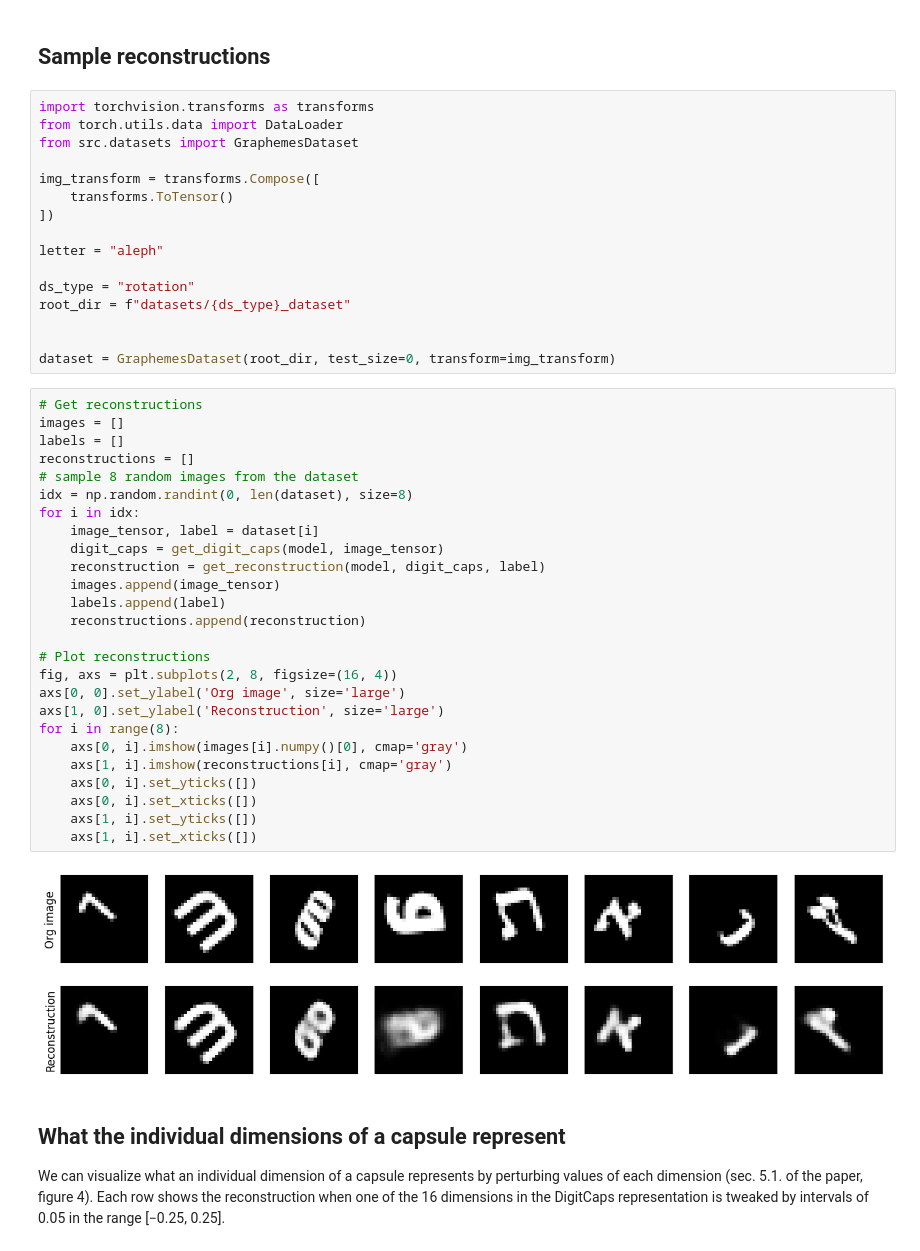
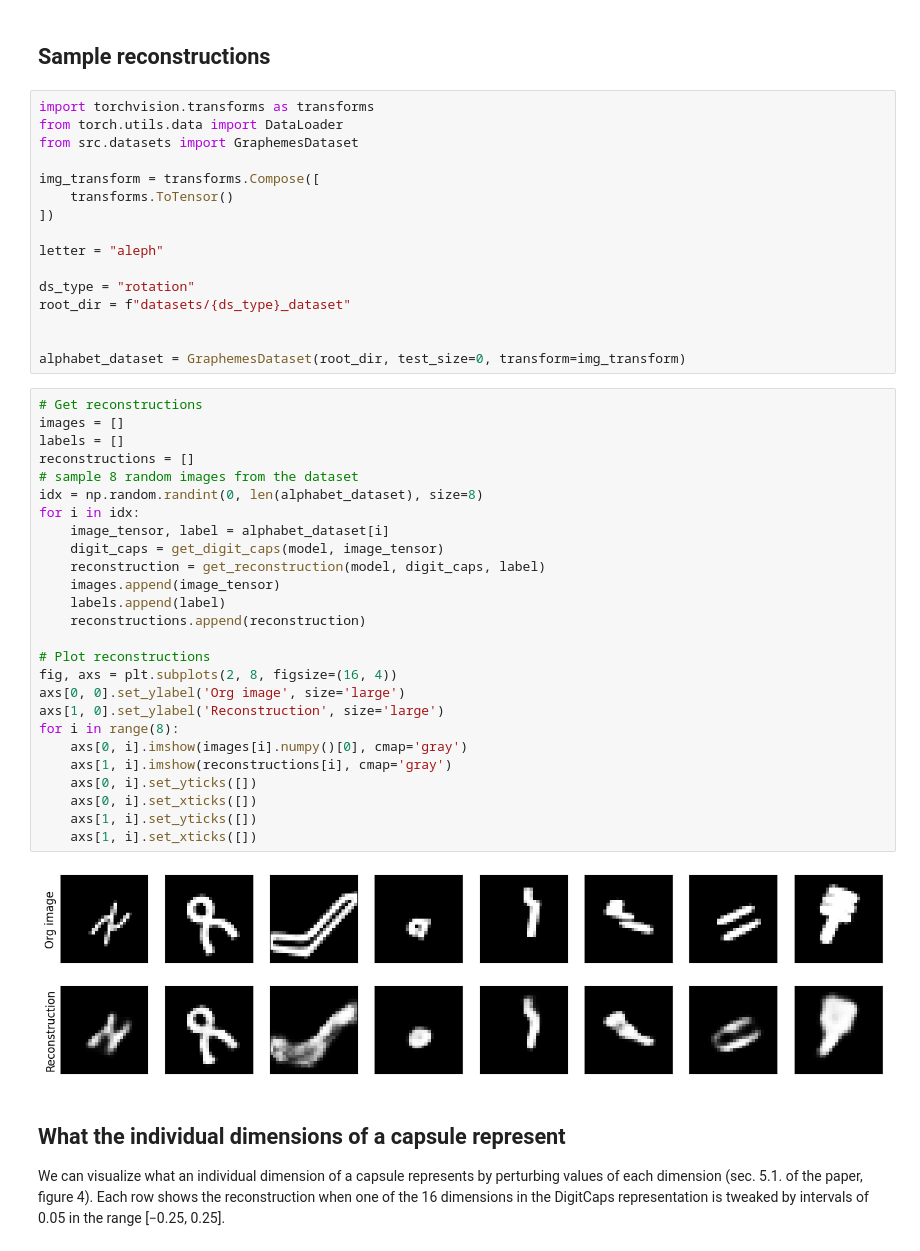
Before and after one commit to bensapirstein/DeepGraphemics, a Jupyter notebook: 7_capsnet_evaluation.ipynb, the cells around one changed output. Cells and saved outputs as stored; diff of their text form.

```diff
--- a/7_capsnet_evaluation.ipynb
+++ b/7_capsnet_evaluation.ipynb
@@ -131,35 +131,35 @@ ds_type = "rotation"
 root_dir = f"datasets/{ds_type}_dataset"
 
 
-dataset = GraphemesDataset(root_dir, test_size=0, transform=img_transform)
+alphabet_dataset = GraphemesDataset(root_dir, test_size=0, transform=img_transform)
 # %%
 # Get reconstructions
 images = []
 labels = []
 reconstructions = []
 # sample 8 random images from the dataset
-idx = np.random.randint(0, len(dataset), size=8)
+idx = np.random.randint(0, len(alphabet_dataset), size=8)
 for i in idx:
-    image_tensor, label = dataset[i]
+    image_tensor, label = alphabet_dataset[i]
     digit_caps = get_digit_caps(model, image_tensor)
     reconstruction = get_reconstruction(model, digit_caps, label)
     images.append(image_tensor)
     labels.append(label)
     reconstructions.append(reconstruction)
 
 # Plot reconstructions
 fig, axs = plt.subplots(2, 8, figsize=(16, 4))
 axs[0, 0].set_ylabel('Org image', size='large')
 axs[1, 0].set_ylabel('Reconstruction', size='large')
 for i in range(8):
     axs[0, i].imshow(images[i].numpy()[0], cmap='gray')
     axs[1, i].imshow(reconstructions[i], cmap='gray')
     axs[0, i].set_yticks([])
     axs[0, i].set_xticks([])
     axs[1, i].set_yticks([])
     axs[1, i].set_xticks([])
 # %% [output]
-[figure, old version]
+[figure, new version]
 # %% [markdown]
 ## What the individual dimensions of a capsule represent
 
```
Also changed, not shown: parts of 9 cells of this notebook, 2 other files.
